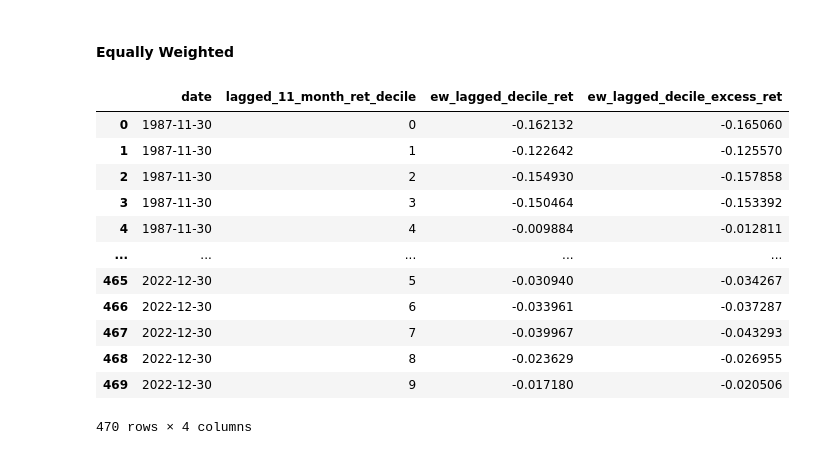
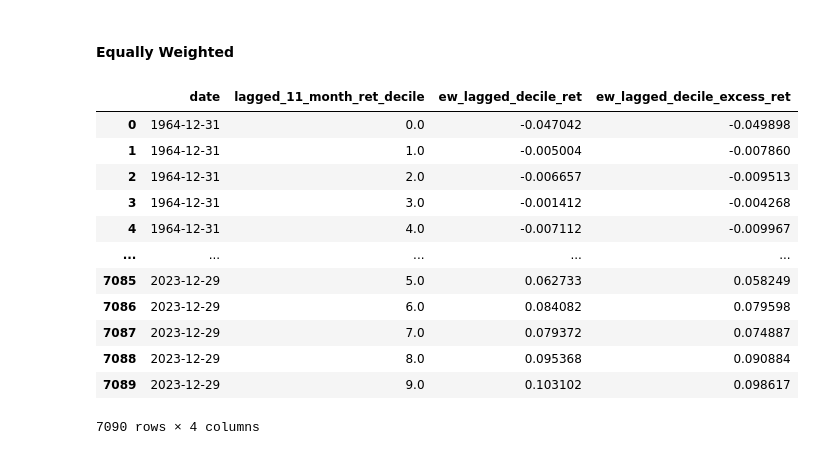
Before and after one commit to ekaterina-borisova/Investments_Project, a Jupyter notebook: project.ipynb, the cells around one changed output. Cells and saved outputs as stored; diff of their text form; code cells hidden in the pictures.

```diff
--- a/project.ipynb
+++ b/project.ipynb
@@ -257,11 +244,17 @@ print('----------------------------------------')
 ----------------------------------------
 # %% [markdown]
 ## Momentum Strategy (Mom)
+# %%
+# Reset Data
+data_mom = pd.read_csv('data.csv', sep=';')
+data_mom=data_mom.sort_values(['permno','date']).reset_index(drop=True)
 # %% [markdown]
 ### Portfolio Sorts
 # %%
 # Compute cumulative return for each permco
-data['lagged_11_month_ret'] = data.groupby('permno')['Rn'].rolling(window=11).apply(lambda x: (1 + x).prod() - 1).reset_index(level=0, drop=True)
-data = data.dropna(subset=['lagged_11_month_ret']).copy()
+tmp = data_mom.set_index('date').groupby('permno')['Rn'].rolling(window=11, closed='left').apply(lambda x: (1 + x).prod() - 1).reset_index()
+tmp = tmp.dropna()
+tmp = tmp.reset_index().rename(columns={'Rn': 'lagged_11_month_ret'})
+data_mom = pd.merge(data_mom, tmp, on=['date','permno'], how='left')
 # Compute Deciles of returns for each date
-data['lagged_11_month_ret_decile'] = data.groupby('date')['lagged_11_month_ret'].transform(lambda x: pd.qcut(x, 10, labels=False, duplicates='drop'))
+data_mom['lagged_11_month_ret_decile'] = data_mom.groupby('date')['lagged_11_month_ret'].transform(lambda x: pd.qcut(x, 10, labels=False, duplicates='drop'))
@@ -275,29 +262,29 @@ See the caveats in the documentation: https://pandas.pydata.org/pandas-docs/stab
 #### Equally Weighted
 # %%
 # Calculate weights for equal-weighted portfolios for date-decile pair
-data['ew_lagged_decile'] = 1 / data.groupby(['date','lagged_11_month_ret_decile'])['permno'].transform('count')
+data_mom['ew_lagged_decile'] = 1 / data_mom.groupby(['date','lagged_11_month_ret_decile'])['permno'].transform('count')
 # Compute returns of each portfolio
-data['ew_lagged_decile_ret'] = data['ew_lagged_decile'] * data['Rn']
-data['ew_lagged_decile_excess_ret'] = data['ew_lagged_decile'] * data['Rn_e']
-ret_ew_lagged = data.groupby(['date','lagged_11_month_ret_decile'])['ew_lagged_decile_ret'].sum().reset_index()
+data_mom['ew_lagged_decile_ret'] = data_mom['ew_lagged_decile'] * data_mom['Rn']
+data_mom['ew_lagged_decile_excess_ret'] = data_mom['ew_lagged_decile'] * data_mom['Rn_e']
+ret_ew_lagged = data_mom.groupby(['date','lagged_11_month_ret_decile'])['ew_lagged_decile_ret'].sum().reset_index()
 # Excess return
-ew_lagged_decile_excess_ret = data.groupby(['date', 'lagged_11_month_ret_decile'])['ew_lagged_decile_excess_ret'].sum().reset_index(name='ew_lagged_decile_excess_ret')
+ew_lagged_decile_excess_ret = data_mom.groupby(['date', 'lagged_11_month_ret_decile'])['ew_lagged_decile_excess_ret'].sum().reset_index(name='ew_lagged_decile_excess_ret')
 ret_ew_lagged = ret_ew_lagged.merge(ew_lagged_decile_excess_ret, on=['date', 'lagged_11_month_ret_decile'])
 ret_ew_lagged
 # %% [output]
 |  | date | lagged_11_month_ret_decile | ew_lagged_decile_ret | ew_lagged_decile_excess_ret |
-| 0 | 1987-11-30 | 0 | -0.162132 | -0.165060 |
-| 1 | 1987-11-30 | 1 | -0.122642 | -0.125570 |
-| 2 | 1987-11-30 | 2 | -0.154930 | -0.157858 |
-| 3 | 1987-11-30 | 3 | -0.150464 | -0.153392 |
-| 4 | 1987-11-30 | 4 | -0.009884 | -0.012811 |
+| 0 | 1964-12-31 | 0.0 | -0.047042 | -0.049898 |
+| 1 | 1964-12-31 | 1.0 | -0.005004 | -0.007860 |
+| 2 | 1964-12-31 | 2.0 | -0.006657 | -0.009513 |
+| 3 | 1964-12-31 | 3.0 | -0.001412 | -0.004268 |
+| 4 | 1964-12-31 | 4.0 | -0.007112 | -0.009967 |
 | ... | ... | ... | ... | ... |
-| 465 | 2022-12-30 | 5 | -0.030940 | -0.034267 |
-| 466 | 2022-12-30 | 6 | -0.033961 | -0.037287 |
-| 467 | 2022-12-30 | 7 | -0.039967 | -0.043293 |
-| 468 | 2022-12-30 | 8 | -0.023629 | -0.026955 |
-| 469 | 2022-12-30 | 9 | -0.017180 | -0.020506 |
+| 7085 | 2023-12-29 | 5.0 | 0.062733 | 0.058249 |
+| 7086 | 2023-12-29 | 6.0 | 0.084082 | 0.079598 |
+| 7087 | 2023-12-29 | 7.0 | 0.079372 | 0.074887 |
+| 7088 | 2023-12-29 | 8.0 | 0.095368 | 0.090884 |
+| 7089 | 2023-12-29 | 9.0 | 0.103102 | 0.098617 |
-470 rows × 4 columns
+7090 rows × 4 columns
 # %%
 plt.bar(['D'+ str(x) for x in np.arange(1,11)], ret_ew_lagged.groupby('lagged_11_month_ret_decile')['ew_lagged_decile_ret'].mean()*12),plt.title('Equal-Weighted Deciles | Annualized Portfolio Mean'), plt.show()
 plt.bar(['D'+ str(x) for x in np.arange(1,11)], ret_ew_lagged.groupby('lagged_11_month_ret_decile')['ew_lagged_decile_ret'].std()*np.sqrt(12)),plt.title('Equal-Weighted Deciles | Annualized Portfolio Standard Deviation'), plt.show()
```
Also changed, not shown: parts of 48 cells of this notebook.
